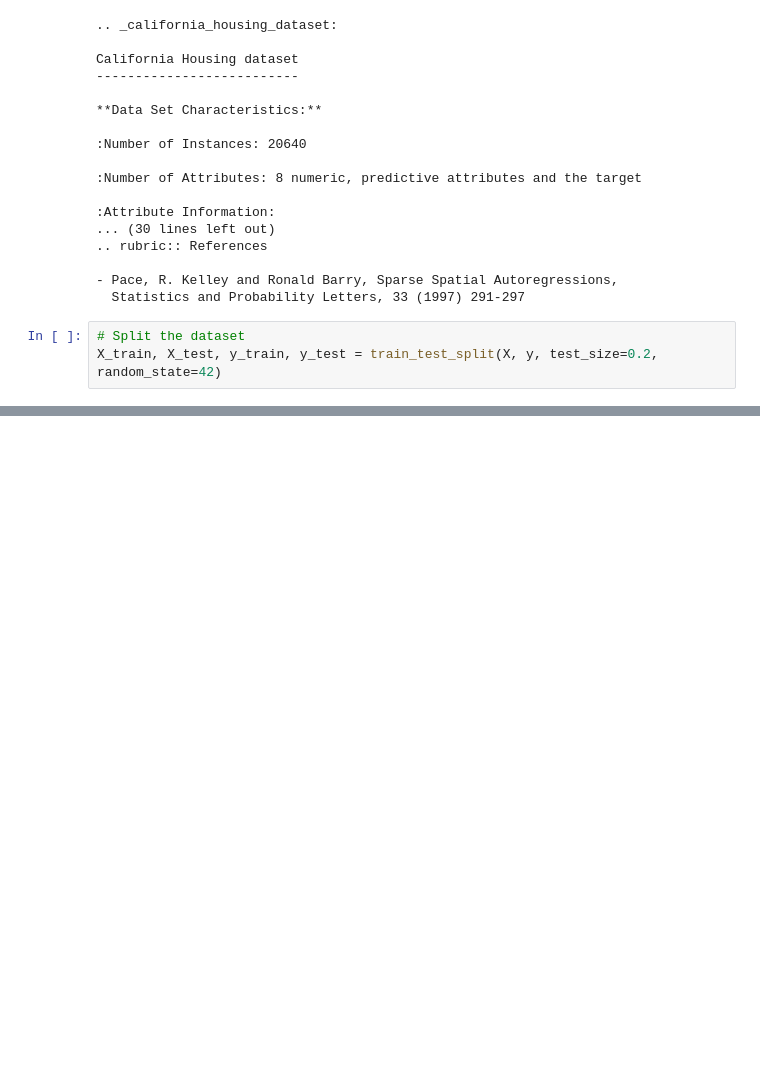
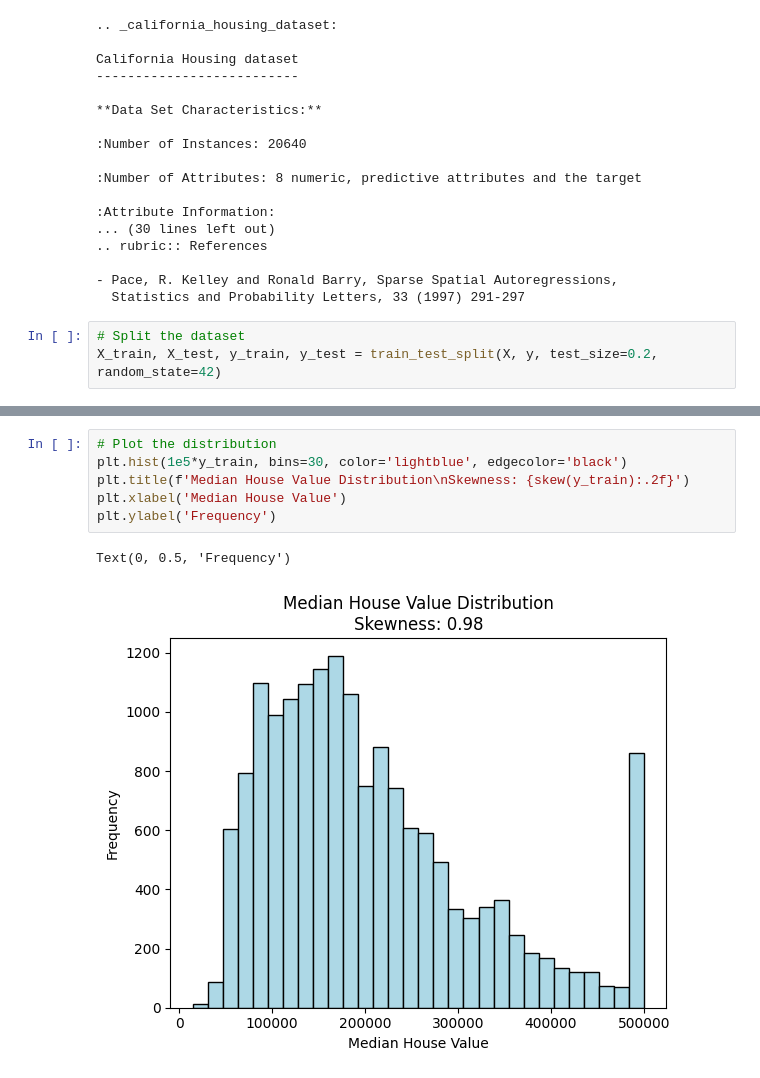
Before and after one commit to Helia-Karisani/evaluating-random-forest-performance, a Jupyter notebook: evaluating-random-forest-performance.ipynb, the cells around one changed output, grey strips where cells are left out. Drawn from its saved outputs; the diff is of its cells as text; blank space fills up the shorter version.

```diff
--- a/evaluating-random-forest-performance.ipynb
+++ b/evaluating-random-forest-performance.ipynb
@@ -63,3 +63,12 @@ eda.describe()
 | 50% | 3.545800 | 29.000000 | 5.235874 | 1.049286 | 1167.000000 | 2.817240 | 34.260000 | -118.510000 | 1.798500 |
 | 75% | 4.773175 | 37.000000 | 6.061037 | 1.100348 | 1726.000000 | 3.280000 | 37.720000 | -118.010000 | 2.651250 |
 | max | 15.000100 | 52.000000 | 141.909091 | 25.636364 | 35682.000000 | 1243.333333 | 41.950000 | -114.310000 | 5.000010 |
+# %%
+# Plot the distribution
+plt.hist(1e5*y_train, bins=30, color='lightblue', edgecolor='black')
+plt.title(f'Median House Value Distribution\nSkewness: {skew(y_train):.2f}')
+plt.xlabel('Median House Value')
+plt.ylabel('Frequency')
+# %% [output]
+Text(0, 0.5, 'Frequency')
+[figure, added]
```
Also changed, not shown: parts of 4 cells of this notebook.
